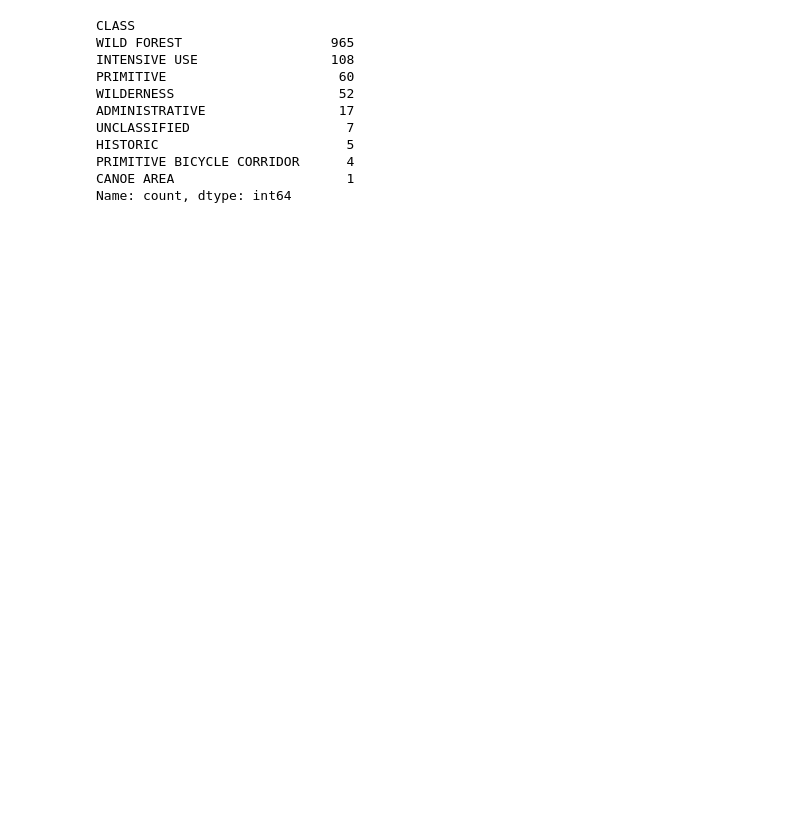
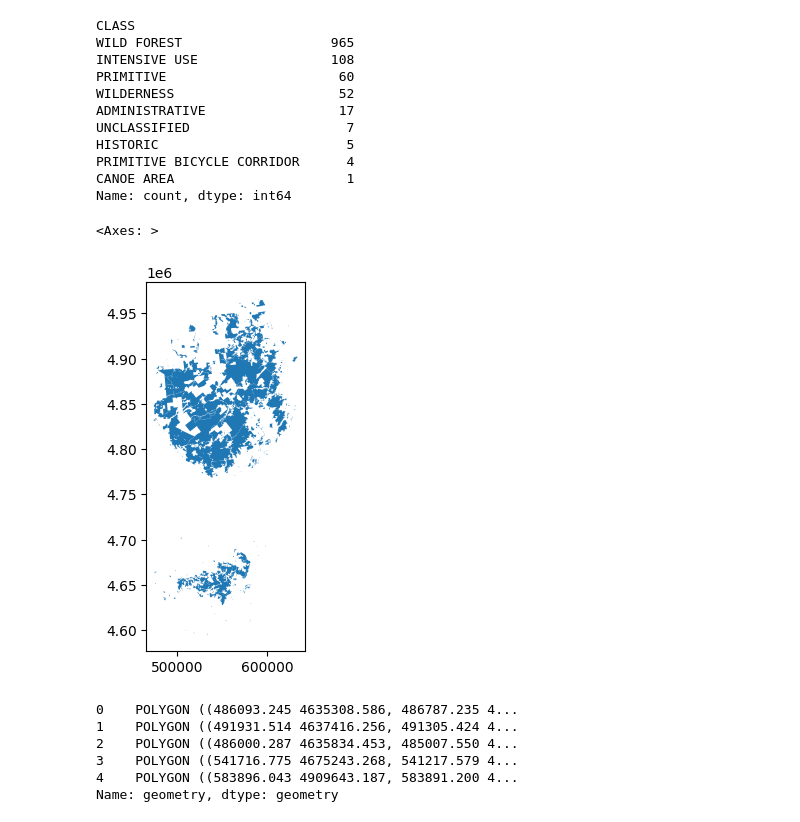
Before and after one commit to MajorMask/flood_prediction, a Jupyter notebook: geospatial-analysis.ipynb, the cells around one changed output. Saved outputs shown, nothing was run; the diff lists cells and outputs as text; code cells hidden in the pictures; blank space fills up the shorter version.

```diff
--- a/geospatial-analysis.ipynb
+++ b/geospatial-analysis.ipynb
@@ -62,3 +62,19 @@ HISTORIC                        5
 PRIMITIVE BICYCLE CORRIDOR      4
 CANOE AREA                      1
 Name: count, dtype: int64
+# %%
+wild_lands = data.loc[data.CLASS.isin(['WILD FOREST','WILDERNESS'])].copy()
+# %%
+wild_lands.plot()
+# %% [output]
+<Axes: >
+[figure, added]
+# %%
+wild_lands.geometry.head()
+# %% [output]
+0    POLYGON ((486093.245 4635308.586, 486787.235 4...
+1    POLYGON ((491931.514 4637416.256, 491305.424 4...
+2    POLYGON ((486000.287 4635834.453, 485007.550 4...
+3    POLYGON ((541716.775 4675243.268, 541217.579 4...
+4    POLYGON ((583896.043 4909643.187, 583891.200 4...
+Name: geometry, dtype: geometry
```
Also changed, not shown: parts of 3 cells of this notebook.
